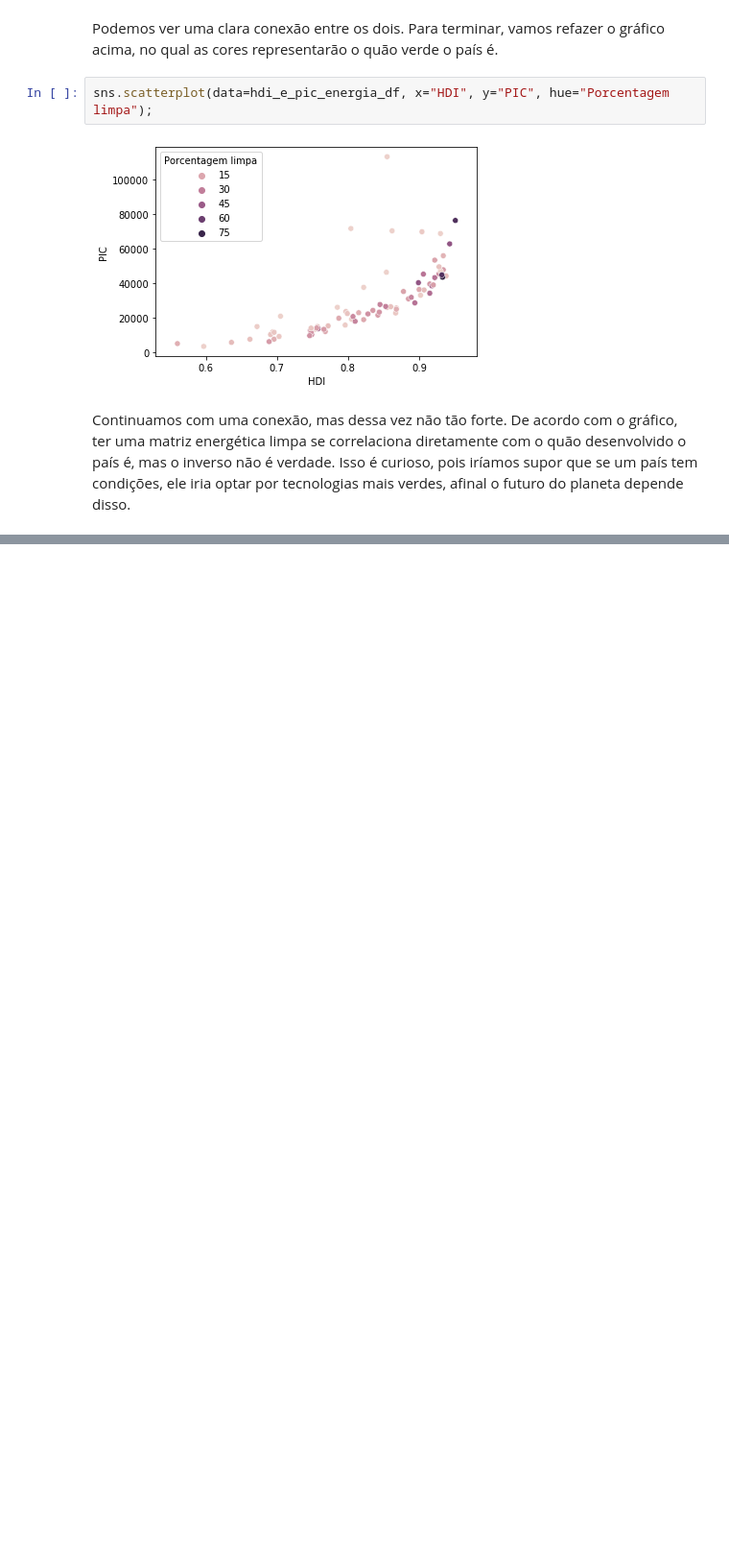
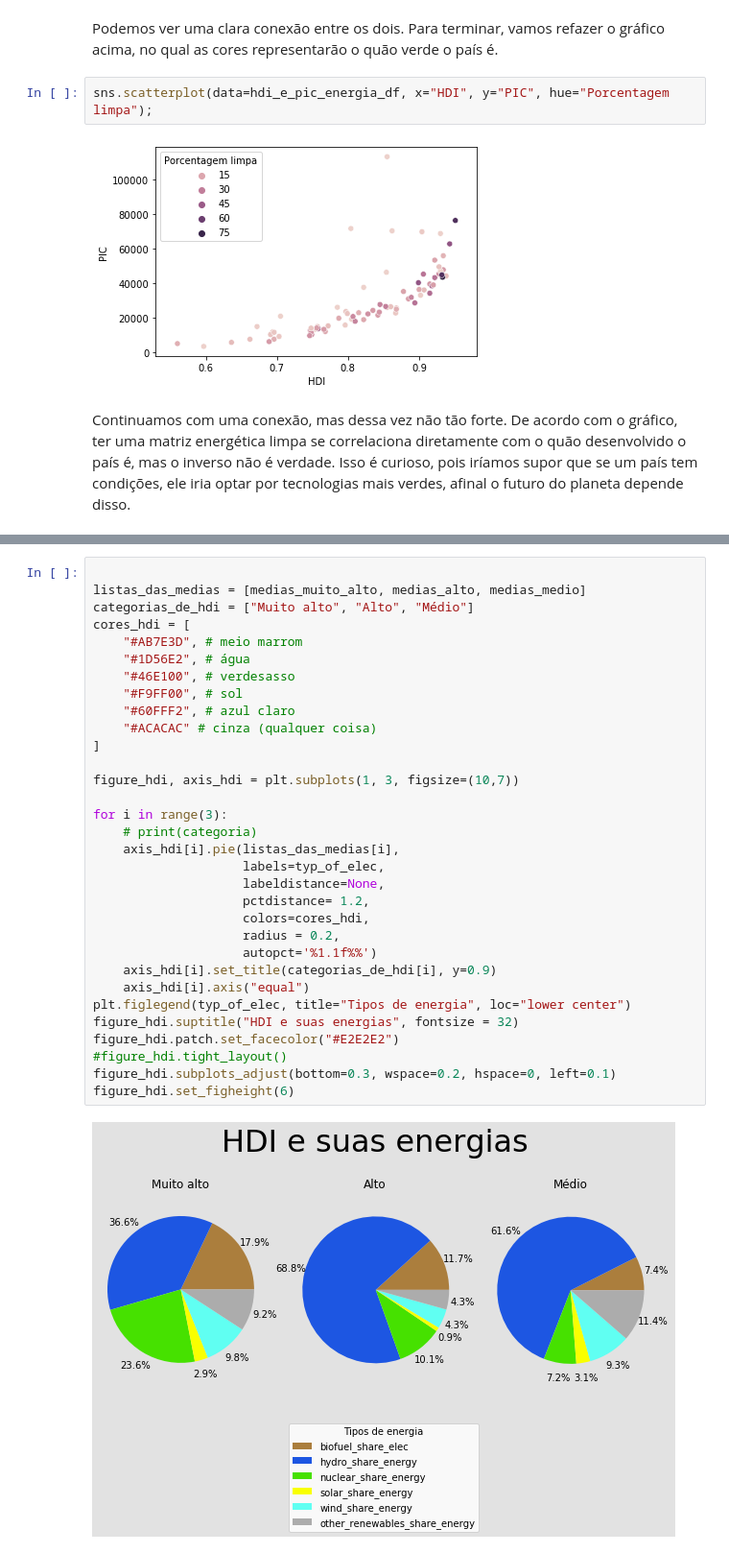
Before and after one commit to leoDomingos/Introducao-ao-aquecimento-global, a Jupyter notebook: main.ipynb, the cells around one changed output, grey strips where cells are left out. Shown: that part at 96% size. Cells and saved outputs as stored; diff of their text form; blank space fills up the shorter version.

Commit message:
HDI e energias feito
só falta o adendo de nucleares e os preços das energias

```diff
--- a/main.ipynb
+++ b/main.ipynb
@@ -777,0 +929,34 @@ Agora que verificamos a relação entre os indicadores socioeconômicos de um pa
+# %%
+
+listas_das_medias = [medias_muito_alto, medias_alto, medias_medio]
+categorias_de_hdi = ["Muito alto", "Alto", "Médio"]
+cores_hdi = [
+    "#AB7E3D", # meio marrom
+    "#1D56E2", # água
+    "#46E100", # verdesasso
+    "#F9FF00", # sol
+    "#60FFF2", # azul claro
+    "#ACACAC" # cinza (qualquer coisa)
+]
+
+figure_hdi, axis_hdi = plt.subplots(1, 3, figsize=(10,7))
+
+for i in range(3):
+    # print(categoria)
+    axis_hdi[i].pie(listas_das_medias[i],
+                    labels=typ_of_elec,
+                    labeldistance=None,
+                    pctdistance= 1.2,
+                    colors=cores_hdi,
+                    radius = 0.2,
+                    autopct='%1.1f%%')
+    axis_hdi[i].set_title(categorias_de_hdi[i], y=0.9)
+    axis_hdi[i].axis("equal")
+plt.figlegend(typ_of_elec, title="Tipos de energia", loc="lower center")
+figure_hdi.suptitle("HDI e suas energias", fontsize = 32)
+figure_hdi.patch.set_facecolor("#E2E2E2")
+#figure_hdi.tight_layout()
+figure_hdi.subplots_adjust(bottom=0.3, wspace=0.2, hspace=0, left=0.1)
+figure_hdi.set_figheight(6)
+# %% [output]
+[figure, added]
```
Also changed, not shown: parts of 7 cells of this notebook.
